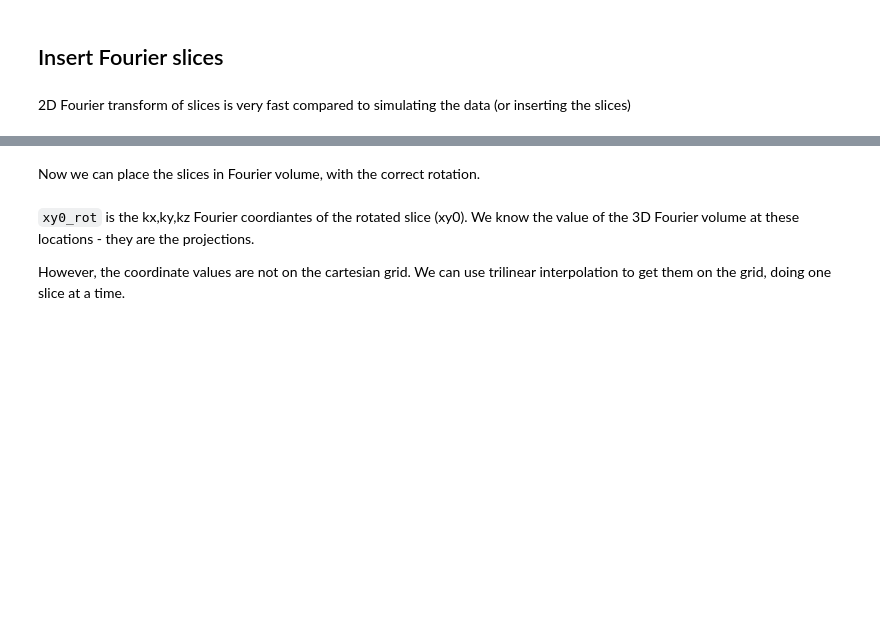
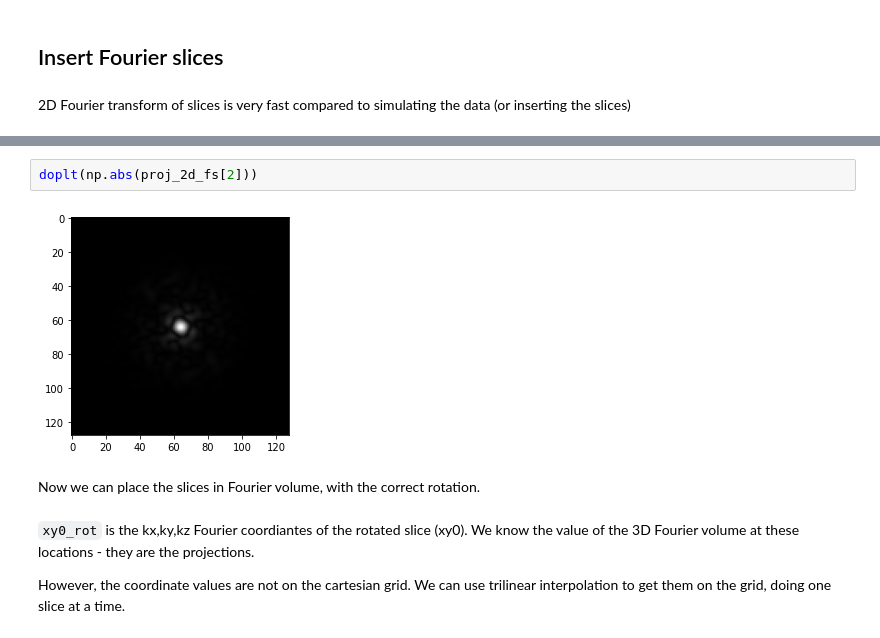
Before and after one commit to geoffwoollard/learn_cryoem_math, a Jupyter notebook: nb/fourier_slice_2D_3D_with_trilinear.ipynb, the cells around one changed output, grey strips where cells are left out. Drawn from its saved outputs; the diff is of its cells as text; blank space fills up the shorter version.

```diff
--- a/nb/fourier_slice_2D_3D_with_trilinear.ipynb
+++ b/nb/fourier_slice_2D_3D_with_trilinear.ipynb
@@ -154,3 +218,7 @@ Wall time: 742 ms
+# %%
+doplt(np.abs(proj_2d_fs[2]))
+# %% [output]
+[figure, added]
 # %% [markdown]
 Now we can place the slices in Fourier volume, with the correct rotation.
 # %% [markdown]
```
Also changed, not shown: parts of 44 cells of this notebook.
